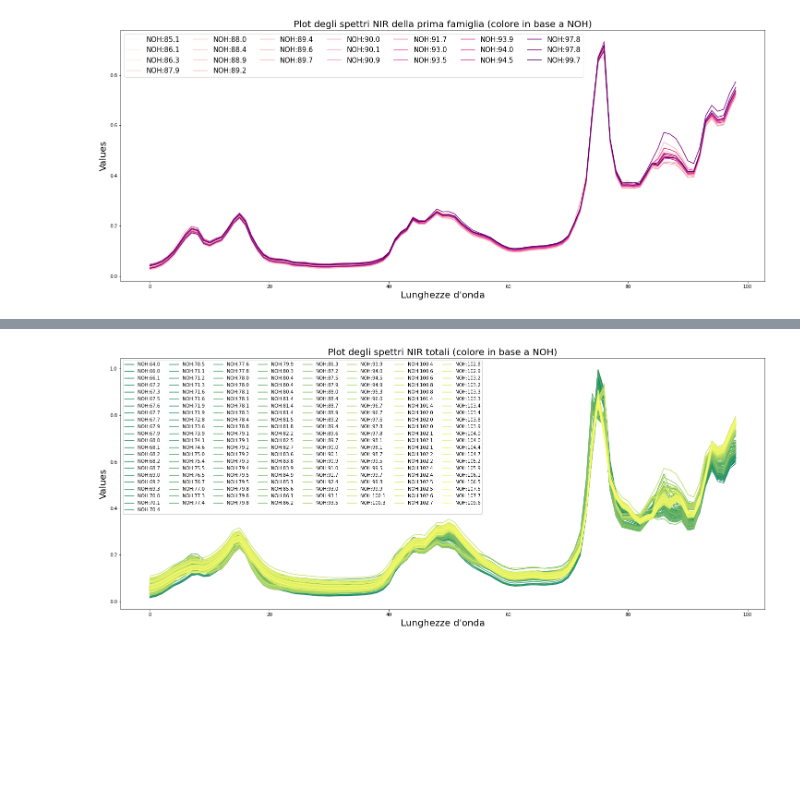
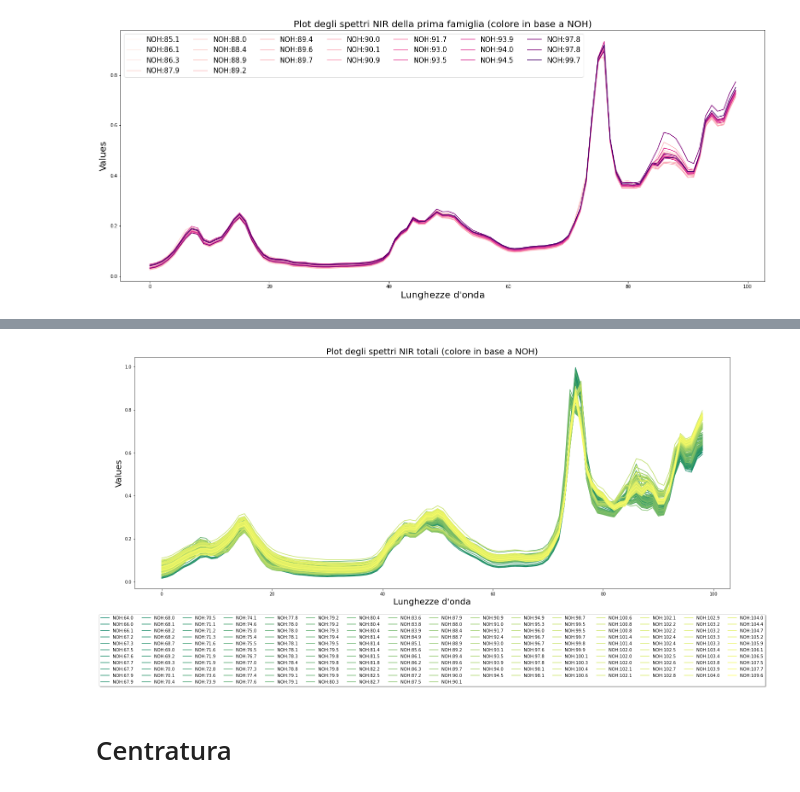
Before and after one commit to Rick8998/ProgettoEsamedataMining, a Jupyter notebook: analisiDS.ipynb, the cells around one changed output, grey strips where cells are left out. Cells and saved outputs as stored; diff of their text form; code cells hidden in the pictures; blank space fills up the shorter version.

Commit message:
centratura & autoscalatura

```diff
--- a/analisiDS.ipynb
+++ b/analisiDS.ipynb
@@ -217,32 +221,35 @@ columns = ["NOH"] + [f"V{i}" for i in range(1, 100)]
 lines = df2[columns].sort_values("NOH")
 
 # Crea una mappa di colori
 cmap = plt.get_cmap('summer')
 
 # Ottieni i valori della colonna "NOH"
 noh_values = lines["NOH"].values
 
 columns_to_plot = lines.columns[lines.columns != "NOH"]
 plt.figure(figsize=(25, 10))
 # Itera sulle righe del dataframe
 for index, row in lines.iterrows():
     # Ottieni i valori delle colonne selezionate nella riga corrente
     values = row[columns_to_plot].to_list()
 
     # Calcola l'indice di colore in base al valore di "NOH"
     color_index = np.interp(row["NOH"], (noh_values.min(), noh_values.max()), (0, 1))
     color_rgb = cmap(color_index)
     # Plotta i valori colorando la linea
     plt.plot(values, color = color_rgb, label=f'{"NOH:" + str(row["NOH"])}')
 
 
 # Aggiungi legenda e titolo al grafico
-plt.legend(ncol=len(df2.index)/20, prop={'size': 10})
+plt.legend(ncol=len(df2.index)/10, prop={'size': 10}, loc='upper center', bbox_to_anchor=(0.5, -0.1),
+          fancybox=True, shadow=True)
 
 plt.title('Plot degli spettri NIR totali (colore in base a NOH)', fontsize=20)
 plt.ylabel("Values", fontsize=20)
 plt.xlabel("Lunghezze d'onda", fontsize=20)
 # Mostra il grafico
 plt.show()
 # %% [output]
-[figure, old version]
+[figure, new version]
+# %% [markdown]
+# Centratura
```
Also changed, not shown: parts of 9 cells of this notebook.
